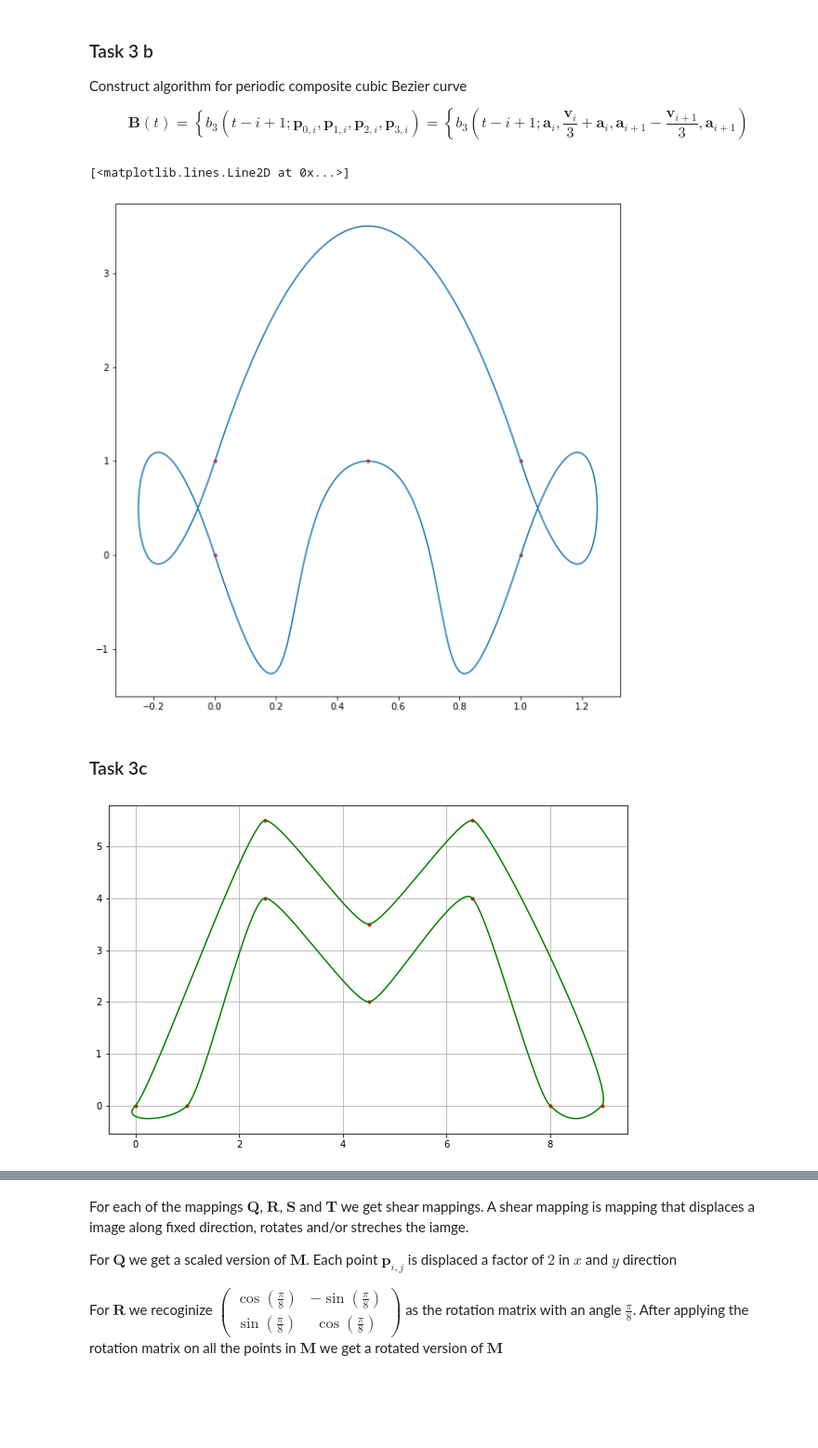
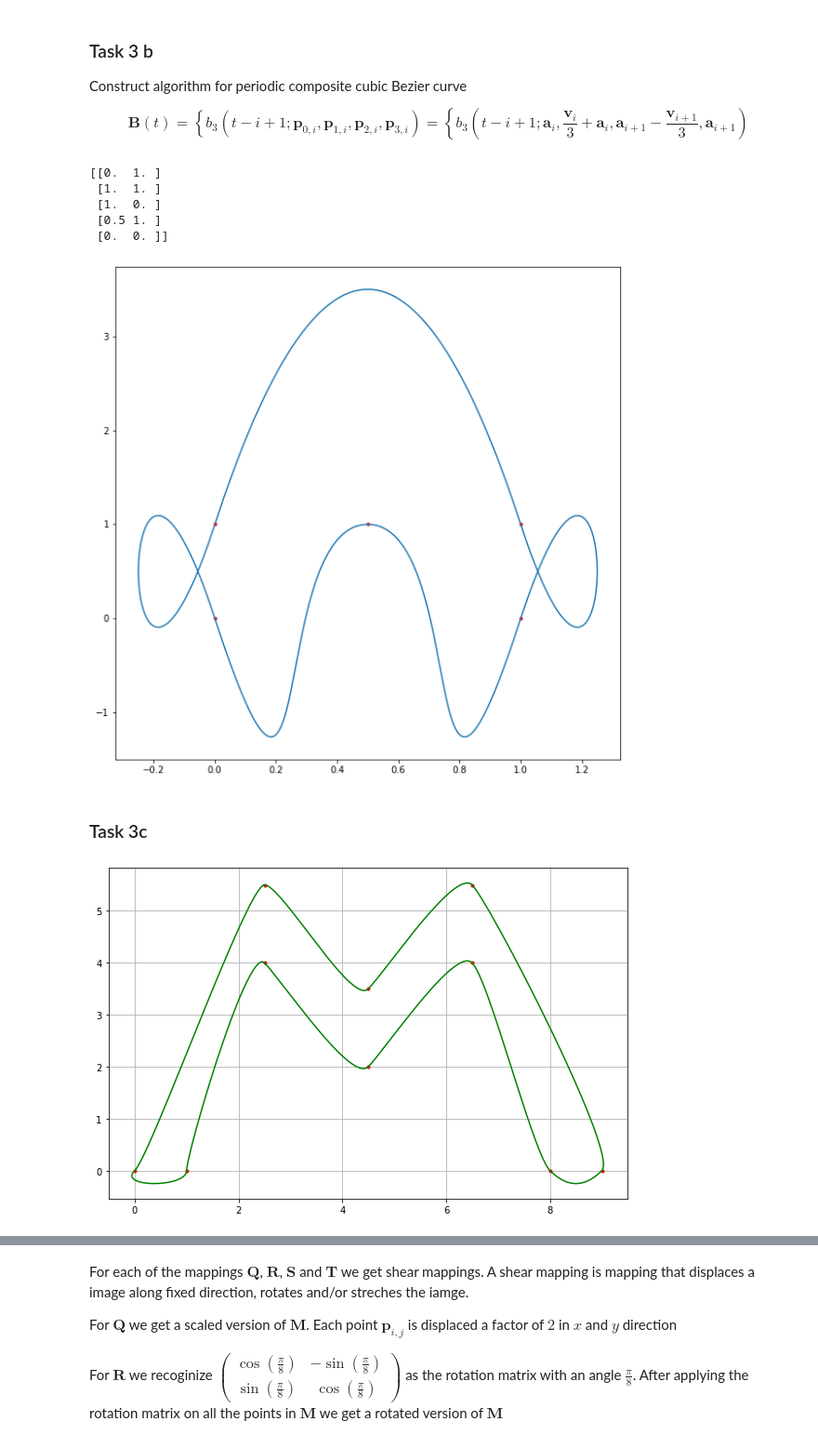
Before and after one commit to markus0800/Nummat2, a Jupyter notebook: project2_task_2e_3.ipynb, the cells around one changed output, grey strips where cells are left out. Shown at 93% size. Saved outputs shown, nothing was run; the diff lists cells and outputs as text; code cells hidden in the pictures; blank space fills up the shorter version.

```diff
--- a/project2_task_2e_3.ipynb
+++ b/project2_task_2e_3.ipynb
@@ -142,27 +142,32 @@ curve = composite_Bezier(P2,T2)
 plt.figure(figsize = (10,10))
 plt.plot(P2[0,:,0], P2[0,:,1], 'r.')
 plt.plot(curve[:,0], curve[:,1])
+print(P2[-1])
 # %% [output]
-[<matplotlib.lines.Line2D at 0x...>]
+[[0.  1. ]
+ [1.  1. ]
+ [1.  0. ]
+ [0.5 1. ]
+ [0.  0. ]]
 [figure]
 # %% [markdown]
 ### Task 3c
 # %%
 M = np.array([[0,0], [2.5, 5.5],  [4.5, 3.5], [6.5,5.5], [9,0], [8,0], [6.5,4], [4.5, 2], [2.5,4],[1,0]])
-MV = np.array([[1,1], [1, 0],  [1, 0], [1,0], [-1,-1], [-1,1], [-1,1], [-1,0], [-1,0], [-1,-1], [-1,-1]])
+MV = np.array([[1,1], [1, 0],  [1, 1], [1,-1], [-1,-1], [-1,1], [-1,1], [-1,-1], [-1,1], [0,-1], [0,-1]])
+m,d = np.shape(M)
+T_M = np.linspace(0,m,1000)
+P_M = interpolate_periodic(M,MV)
 
-m,d = np.shape(M)
-P_M = interpolate_periodic(M,MV)
-T_M = np.linspace(0,m,1000)
 
 curve_M = composite_Bezier(P_M,T_M)
 plt.figure(figsize =(10,10))
 plt.plot(P_M[0,:,0],P_M[0,:,1], 'r.')
 plt.plot(curve_M[:,0], curve_M[:,1], 'g')
 plt.grid()
 plt.axes().set_aspect('equal')
 # %% [output]
-[figure, old version]
+[figure, new version]
 # %%
 Q = 2 * P_M.copy()
 
```
Also changed, not shown: parts of 5 cells of this notebook.
